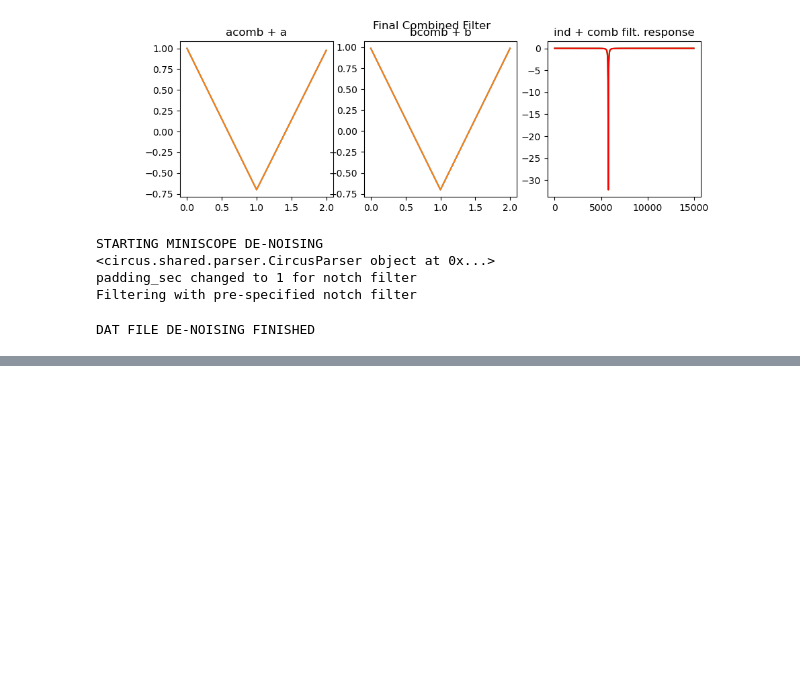
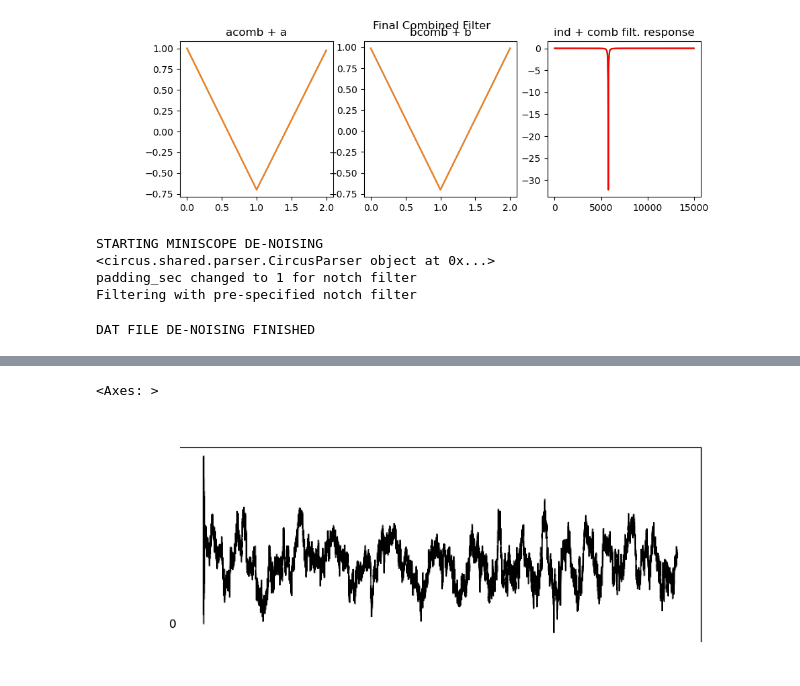
Before and after one commit to diba-lab/NeuroPy, a Jupyter notebook: notebooks/Miniscope_Denoise.ipynb, the cells around one changed output, grey strips where cells are left out. Cells and saved outputs as stored; diff of their text form; code cells hidden in the pictures; blank space fills up the shorter version.

```diff
--- a/notebooks/Miniscope_Denoise.ipynb
+++ b/notebooks/Miniscope_Denoise.ipynb
@@ -163,0 +192,7 @@ Looks great now!
+# %%
+from neuropy.plotting.signals import plot_signal_traces
+_, ax = plt.subplots(figsize=(8, 3))
+plot_signal_traces(signal.time_slice(t_start=0, t_stop=3), ax=ax)
+# %% [output]
+<Axes: >
+[figure, added]
```
Also changed, not shown: parts of 21 cells of this notebook.
